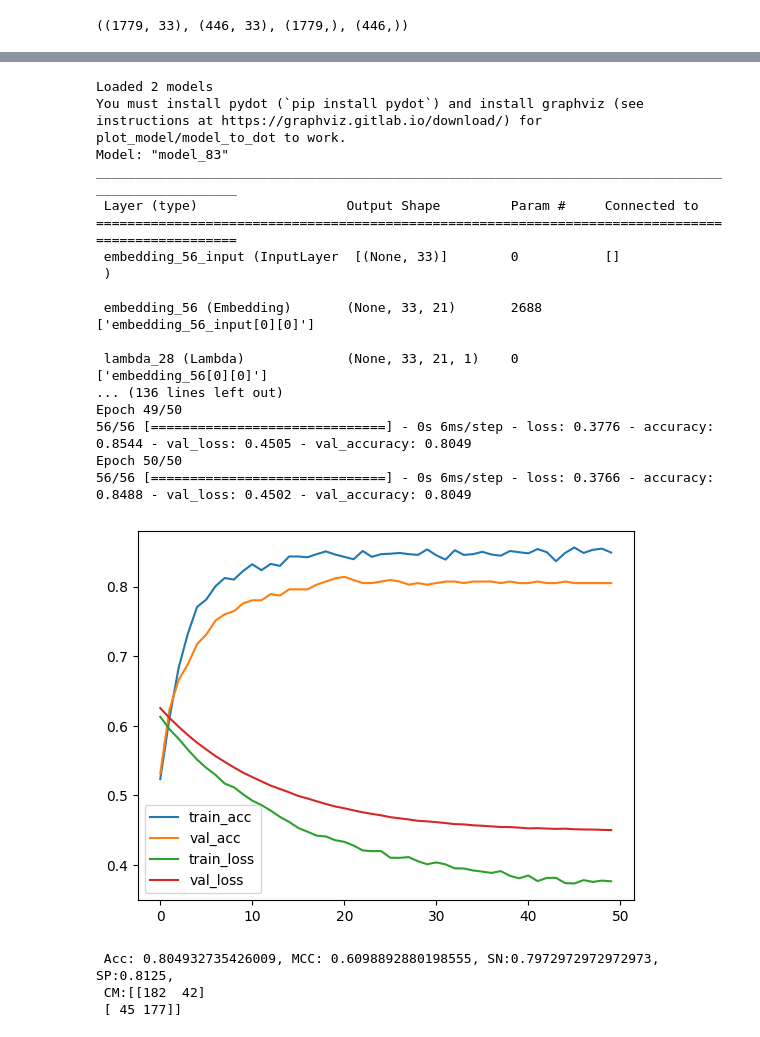
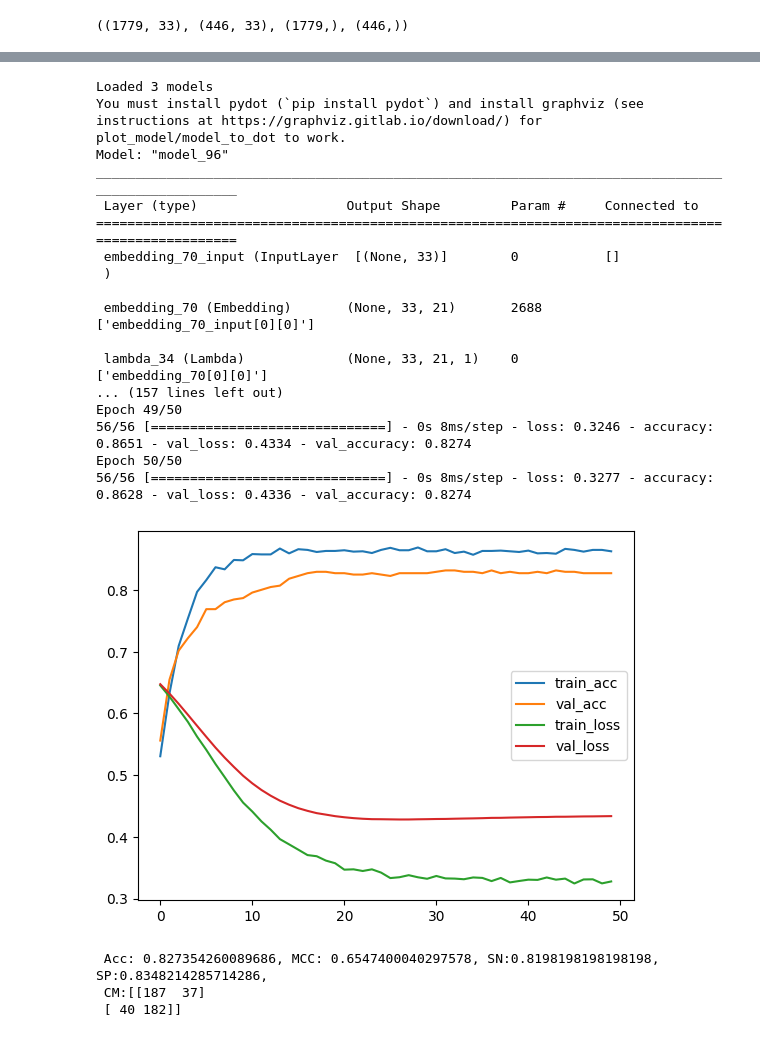
Before and after one commit to anuprulez/transformer_dephosphorylation, a Jupyter notebook: notebooks/train_prot_t5_ffn.ipynb, the cells around one changed output, grey strips where cells are left out. Drawn from its saved outputs; the diff is of its cells as text; code cells hidden in the pictures.

```diff
--- a/notebooks/train_prot_t5_ffn.ipynb
+++ b/notebooks/train_prot_t5_ffn.ipynb
@@ -165,7 +165,7 @@ def CNN_model():
     return model
 
 
-'''#import tensorflow as tf
+#import tensorflow as tf
 from tensorflow.keras.layers import MultiHeadAttention, LayerNormalization, Layer, GlobalAveragePooling1D, Input, GlobalAveragePooling2D
 #from tensorflow.keras.layers import Dense, Embedding
 #from tensorflow.keras.models import Sequential
@@ -214,7 +214,7 @@ class TokenAndPositionEmbedding(Layer):
         return x + positions
 
 # transformer based embedding model
-def CNN_model():
+def transformer_model():
     vocab_size = 21
     embed_dim = 32 #config["embedding_dim"]
     ff_dim = 32 #config["feed_forward_dim"]
@@ -232,4 +232,4 @@ def CNN_model():
     x = Dense(ff_dim, activation="relu")(x)
     x = Dropout(dropout)(x)
     outputs = Dense(1, activation="sigmoid")(x)
-    return Model(inputs=inputs, outputs=[outputs])'''
+    return Model(inputs=inputs, outputs=[outputs])
@@ -360,6 +416,11 @@ def load_A_models():
 def load_B_models():
     model = prot_t5_model()
     model.load_weights('../models/model_B.h5')
+    return model
+
+def load_C_models():
+    model = transformer_model()
+    model.load_weights('../models/model_C.h5')
     return model
 
 
@@ -408,8 +469,10 @@ def predict_stacked_model(model, inputX):
 members = list()
 model_A = load_A_models()
 model_B = load_B_models()
+model_C = load_C_models()
 members.append(model_A)
 members.append(model_B)
+members.append(model_C)
 
 n_epo_stacked = 50
 
@@ -420,44 +483,44 @@ stacked_model = define_stacked_model(members)
 #print(X_train_embedding_full.shape, X_train_pt5_full.shape)
 # fit_stacked_model(stacked_model, x_test, y_test)
 #st_history = stacked_model.fit([X_train_embedding_full, X_train_embedding_full, X_train_embedding_full, X_train_embedding_full, X_train_embedding_full, X_train_pt5_full, X_train_pt5_full, X_train_pt5_full, X_train_pt5_full, X_train_pt5_full],y_train, epochs=10, verbose=1)
-st_history = stacked_model.fit([X_train_CNN, X_train_full_ST_embedding], train_ST_labels, epochs=n_epo_stacked,
-                               verbose=1, validation_data=([X_test_CNN, X_test_full_ST_embedding], test_ST_labels))
+st_history = stacked_model.fit([X_train_CNN, X_train_full_ST_embedding, X_train_CNN], train_ST_labels, epochs=n_epo_stacked,
+                               verbose=1, validation_data=([X_test_CNN, X_test_full_ST_embedding, X_test_CNN], test_ST_labels))
 # %% [output]
-Loaded 2 models
+Loaded 3 models
 You must install pydot (`pip install pydot`) and install graphviz (see instructions at https://graphviz.gitlab.io/download/) for plot_model/model_to_dot to work.
-Model: "model_83"
+Model: "model_96"
 __________________________________________________________________________________________________
  Layer (type)                   Output Shape         Param #     Connected to
 ==================================================================================================
- embedding_56_input (InputLayer  [(None, 33)]        0           []
+ embedding_70_input (InputLayer  [(None, 33)]        0           []
  )
 
- embedding_56 (Embedding)       (None, 33, 21)       2688        ['embedding_56_input[0][0]']
+ embedding_70 (Embedding)       (None, 33, 21)       2688        ['embedding_70_input[0][0]']
 
- lambda_28 (Lambda)             (None, 33, 21, 1)    0           ['embedding_56[0][0]']
-... (136 lines left out)
+ lambda_34 (Lambda)             (None, 33, 21, 1)    0           ['embedding_70[0][0]']
+... (157 lines left out)
 Epoch 49/50
-56/56 [==============================] - 0s 6ms/step - loss: 0.3776 - accuracy: 0.8544 - val_loss: 0.4505 - val_accuracy: 0.8049
+56/56 [==============================] - 0s 8ms/step - loss: 0.3246 - accuracy: 0.8651 - val_loss: 0.4334 - val_accuracy: 0.8274
 Epoch 50/50
-56/56 [==============================] - 0s 6ms/step - loss: 0.3766 - accuracy: 0.8488 - val_loss: 0.4502 - val_accuracy: 0.8049
+56/56 [==============================] - 0s 8ms/step - loss: 0.3277 - accuracy: 0.8628 - val_loss: 0.4336 - val_accuracy: 0.8274
 # %%
-y_pred = stacked_model.predict([X_test_CNN, X_test_full_ST_embedding]).reshape(test_ST_labels.shape[0],)
+y_pred = stacked_model.predict([X_test_CNN, X_test_full_ST_embedding, X_test_CNN]).reshape(test_ST_labels.shape[0],)
 y_pred = (y_pred > 0.5)
 y_pred = [int(i) for i in y_pred]
 test_ST_labels = np.array(test_ST_labels)
 y_pred = np.array(y_pred)
 
 cm = confusion_matrix(test_ST_labels, y_pred)
 mcc = matthews_corrcoef(test_ST_labels, y_pred)
 acc = accuracy_score(test_ST_labels, y_pred)
 
 sn = cm[1][1]/(cm[1][1]+cm[1][0])
 sp = cm[0][0]/(cm[0][0]+cm[0][1])
 
 plot(st_history)
 print("\n Acc: %s, MCC: %s, SN:%s, SP:%s, \n CM:%s" %(str(acc), str(mcc), str(sn), str(sp), cm))
 # %% [output]
-[figure, old version]
+[figure, new version]
- Acc: 0.804932735426009, MCC: 0.6098892880198555, SN:0.7972972972972973, SP:0.8125,
- CM:[[182  42]
- [ 45 177]]
+ Acc: 0.827354260089686, MCC: 0.6547400040297578, SN:0.8198198198198198, SP:0.8348214285714286,
+ CM:[[187  37]
+ [ 40 182]]
```
Also changed, not shown: parts of 2 cells of this notebook.
